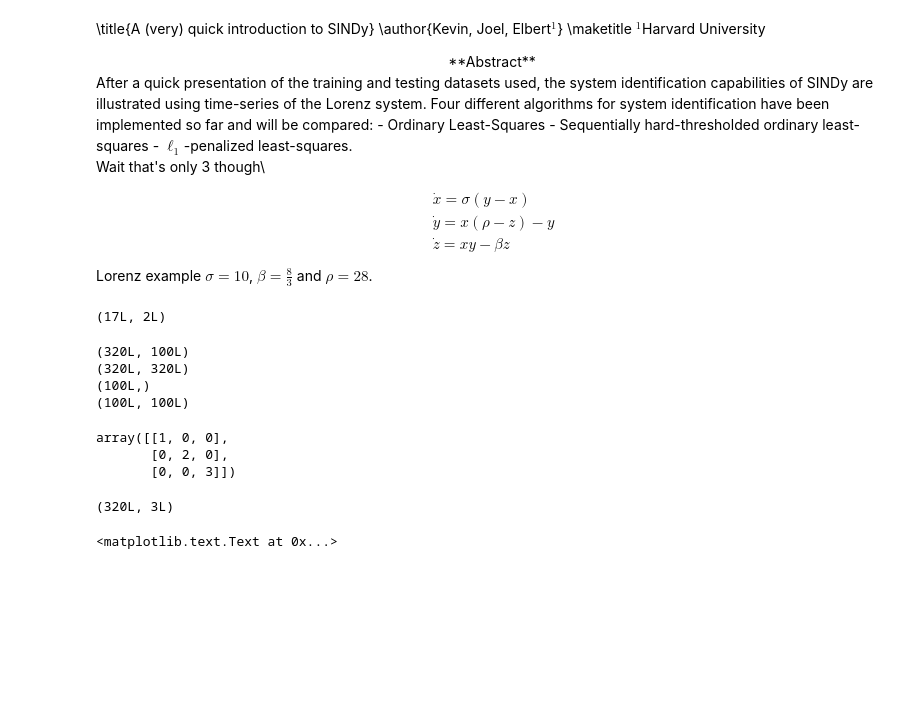
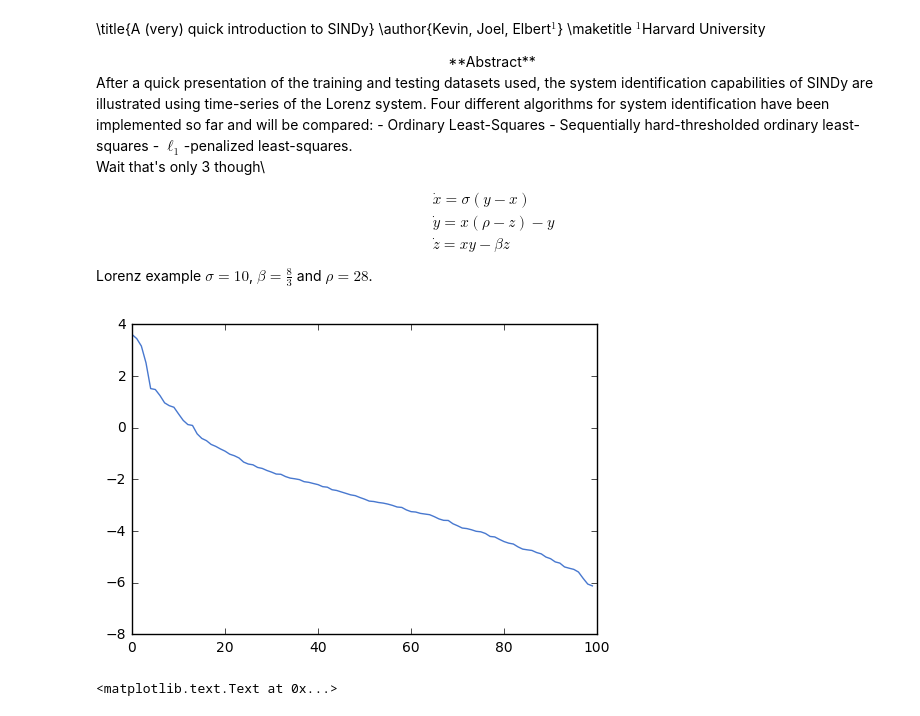
Before and after one commit to elbertgong/am108-final-project, a Jupyter notebook: SINDy/examples/Lorenz/SINDy-EG-0420.ipynb, the cells around one changed output. Drawn from its saved outputs; the diff is of its cells as text; code cells hidden in the pictures; blank space fills up the shorter version.

```diff
--- a/SINDy/examples/Lorenz/SINDy-EG-0420.ipynb
+++ b/SINDy/examples/Lorenz/SINDy-EG-0420.ipynb
@@ -60,10 +57,6 @@ Wait that's only 3 though\\
     \label{eq: Lorenz system}
 \end{equation}
 Lorenz example $\sigma = 10$, $\beta = \displaystyle \frac{8}{3}$ and $\rho=28$.
-# %%
-np.concatenate([np.zeros((5,2)),np.zeros((12,2))]).shape
-# %% [output]
-(17L, 2L)
 # %%
 class PCA():
     def __init__(self, list_of_matrices, nmodes):
@@ -82,55 +75,58 @@ class PCA():
         # S[0:nmodes,0:nmodes] = np.eye(nmodes)
         plt.plot(np.log(self.param_dict['s']))
         plt.show()
+
+def PCA_project(X, modes, plot_SVs=True):
+    # SVD of X
+    U, s, VT = np.linalg.svd(X)
+
+    # construct S matrix with S_vector -- there must be a better way to do this?
+    S = np.zeros([U.shape[0],VT.shape[0]])
+    for i in range(modes):
+        S[i,i] = s[i]
+
+#     print("shapes", X.shape, U.shape,S.shape,VT[:,:modes].shape, (U@S@VT[:,:modes]).shape)
+    plt.plot(np.log(s))
+    plt.show()
+    return np.matmul(U, np.matmul(S,VT[:,:modes]))
-# %%
-print(fulldata.shape)
-U,s,VT=np.linalg.svd(fulldata)
-print(U.shape)
-print(s.shape)
-print(VT.shape)
-# %% [output]
-(320L, 100L)
-(320L, 320L)
-(100L,)
-(100L, 100L)
-# %%
-np.diag([1,2,3])
-# %% [output]
-array([[1, 0, 0],
-       [0, 2, 0],
-       [0, 0, 3]])
 # %%
 # --> Simulating the Lorenz system.
 # from Lorenz import Lorenz
 # --> Sets the parameters to their classical values.
 # sigma, rho, beta = 10., 28., 8./3.
 
 # --> Integration time.
-t = np.linspace(0, 320, 320)
+t = np.linspace(0, 319, 320)
+assert(t[1]-t[0]==1)
+# Lorenz.py assumes the times are in increments of 1
 # 0,20,100
 
 # --> Produce the date to be used in the sparse identification.
 # x0 = np.array([-1, -1, -1]) # Initial condition.
 # x, dx = Lorenz(x0, sigma, rho, beta, t)
 
 fulldata = pd.read_csv("../../../rnndata/worldtour.csv", header = None).values
-# x = PCA_project(fulldata, 3, False)
-pca = PCA([x],3)
+x = PCA_project(fulldata, 3, False)
 dx = np.gradient(x)
 dx = dx[0]
-dx = pca.forward(dx)
-# dx = PCA_project(dx, 3, True)
+
+# Other way:
+# pca = PCA([fulldata],3)
+# x = pca.forward(fulldata) # and make dx as above
+# equivalently, dx = pca.forward(np.gradient(fulldata)[0])
+# not equivalent to running a whole new SVD on np.gradient(fulldata)[0]
 
 inputs = pd.read_csv("../../../rnndata/worldtour_inputs.csv", header = None).values
 # use first element of dx, dx[0], to return time derivative dx/dt
 # dx0 = derivative(X, t[1]-t[0])
 # --> Slightly different initial condition to highlight the chaotic nature. # hey we should try this too!
 # y0 = np.array([-8.01, 7., 27.]) # Initial condition.
 # y, dy = Lorenz(y0, sigma, rho, beta, t)
+
+# They cheated with their initial conditions. What should our IC be?
+y0 = x[1] # need this for last step odeint
+# %% [output]
+[figure, added]
-# %%
-dx.shape
-# %% [output]
-(320L, 3L)
 # %%
 # --> Plot time traces of the two trajectories as well as the corresponding strange attractor.
 fig = plt.figure(figsize=(1.5*w, w/2))
```
Also changed, not shown: parts of 15 cells of this notebook, 3 other files.
